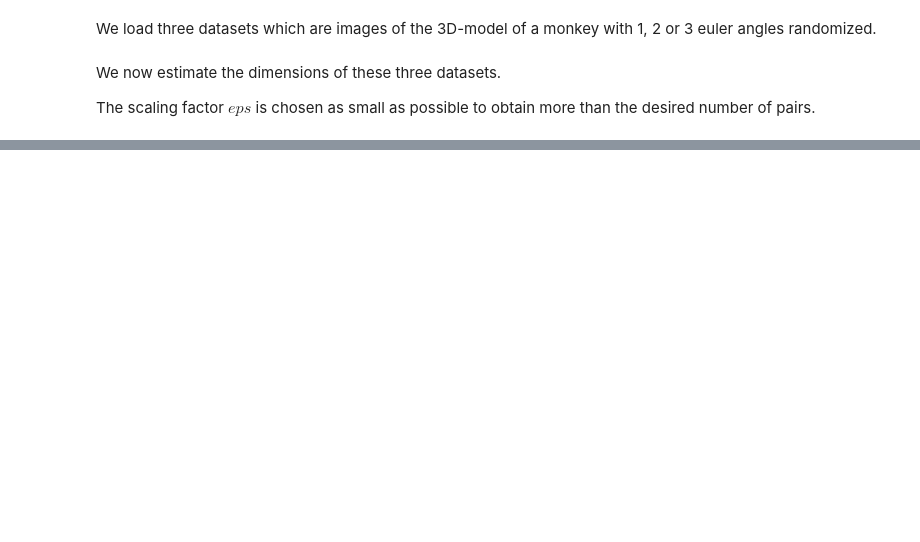
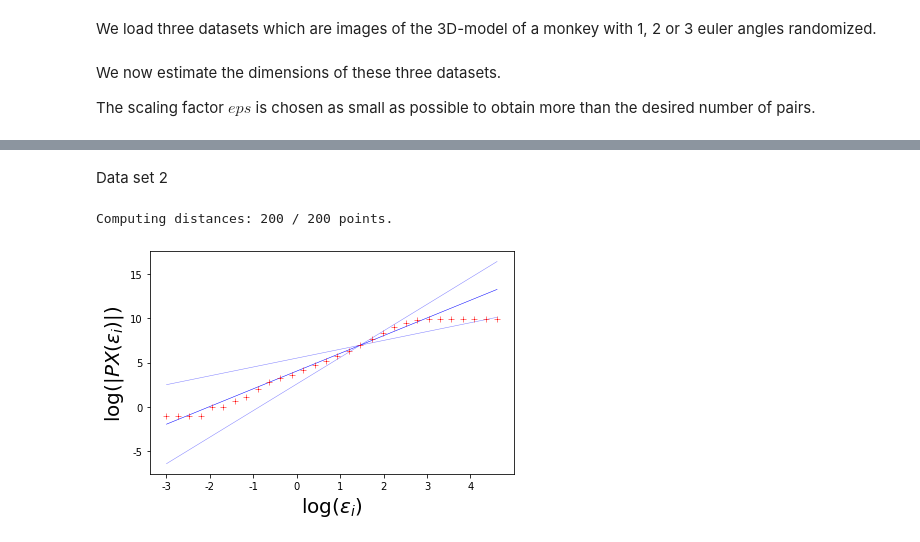
Before and after one commit to lgrillet/dim-estimation, a Jupyter notebook: real_data.ipynb, the cells around one changed output, grey strips where cells are left out. Saved outputs shown, nothing was run; the diff lists cells and outputs as text; code cells hidden in the pictures; blank space fills up the shorter version.

```diff
--- a/real_data.ipynb
+++ b/real_data.ipynb
@@ -60,0 +199,27 @@ The correlation dimension is 3.3108681883585764
+# %% [markdown]
+Data set 2
+# %%
+scales = []
+e0 = 0.05
+for i in range(1,31):
+    scales.append(e0)
+    e0 *= 1.3
+
+count = estimators.count_scales(monkey2, scales, noboxes=True)
+
+X = [log(x) for x in scales]
+Y = [log(y) if y>0 else -1 for y in count]
+
+plt.scatter(X,Y, zorder=10, color='red', marker="+", linewidth=0.5)
+plt.plot(X, [Y[17]-1*X[17]+1*i for i in X], color="blue", alpha=0.5, linewidth=0.5)
+plt.plot(X, [Y[17]-2*X[17]+2*i for i in X], color="blue", alpha=1, linewidth=0.5)
+plt.plot(X, [Y[17]-3*X[17]+3*i for i in X], color="blue", alpha=0.5, linewidth=0.5)
+
+plt.xlabel(r'$\log(\varepsilon_i)$', fontsize=20)
+plt.ylabel(r'$\log(\vert PX(\epsilon_i)\vert)$', fontsize=20)
+
+plt.tight_layout()
+plt.show()
+# %% [output]
+Computing distances: 200 / 200 points.
+[figure, added]
```
Also changed, not shown: parts of 36 cells of this notebook.
